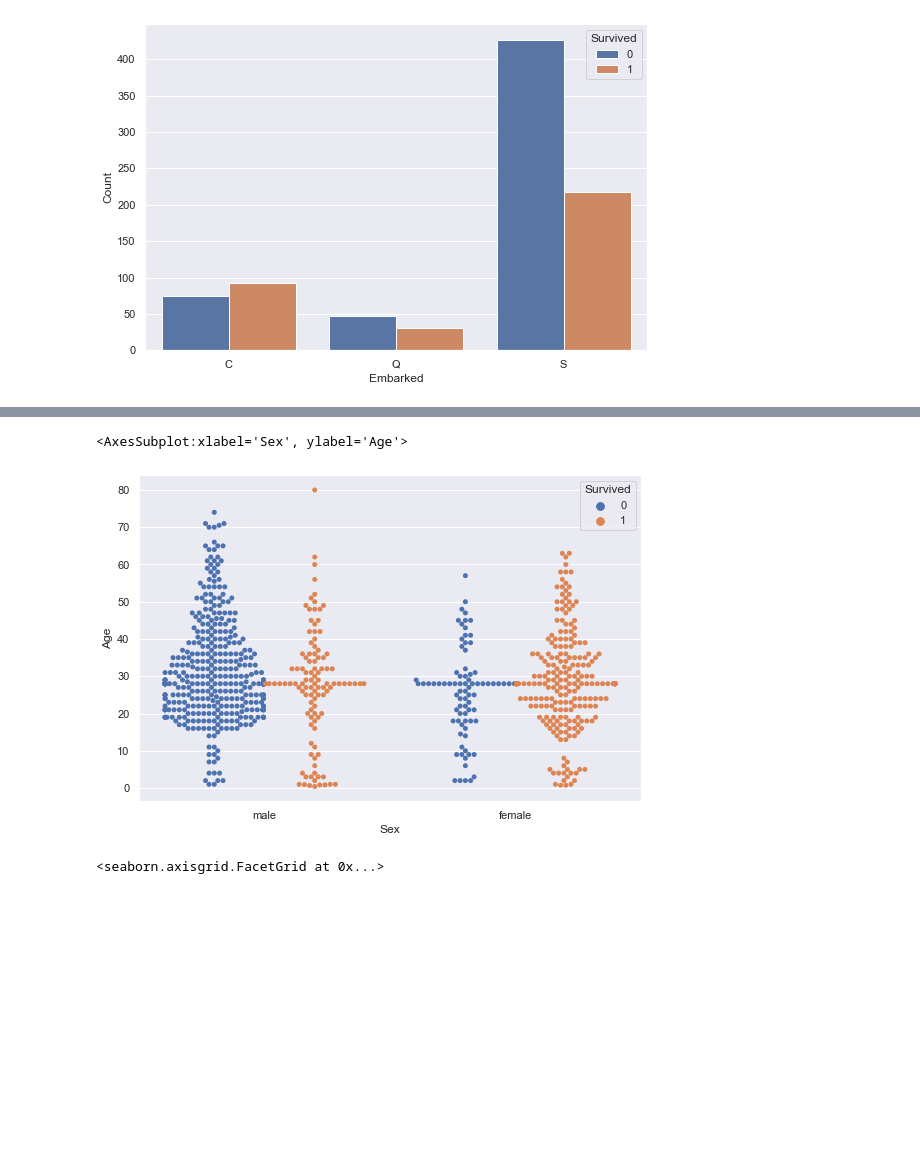
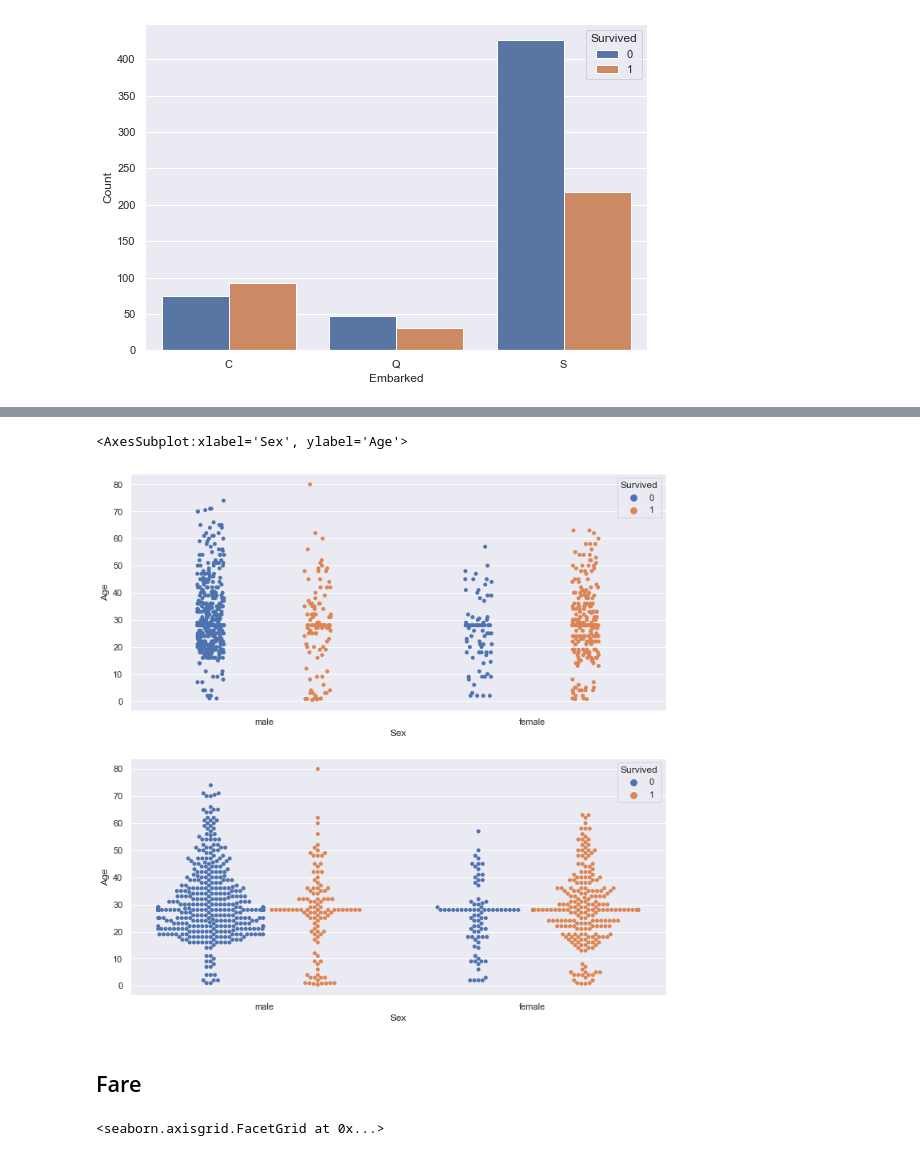
Before and after one commit to Porpoising/home_tasks, a Jupyter notebook: Pets/titanic/EDA.ipynb, the cells around one changed output, grey strips where cells are left out. Saved outputs shown, nothing was run; the diff lists cells and outputs as text; code cells hidden in the pictures; blank space fills up the shorter version.

```diff
--- a/Pets/titanic/EDA.ipynb
+++ b/Pets/titanic/EDA.ipynb
@@ -87,8 +97,12 @@ sns.displot(data=titanic_train['Age'])
-# %%
-sns.swarmplot(x='Sex', y='Age', hue='Survived', dodge=True, data=titanic_train)
-# %% [output]
-<AxesSubplot:xlabel='Sex', ylabel='Age'>
-[figure, removed]
+# %%
+_, axes = plt.subplots(nrows=2, ncols=1, figsize=(12, 12))
+sns.stripplot(x='Sex', y='Age', hue='Survived', dodge=True, data=titanic_train, ax=axes[0])
+sns.swarmplot(x='Sex', y='Age', hue='Survived', dodge=True, data=titanic_train, ax=axes[1])
+# %% [output]
+<AxesSubplot:xlabel='Sex', ylabel='Age'>
+[figure, added]
+# %% [markdown]
+## Fare
 # %%
 sns.displot(data=titanic_train['Fare'], aspect=2)
 # %% [output]
```
Also changed, not shown: parts of 21 cells of this notebook.
